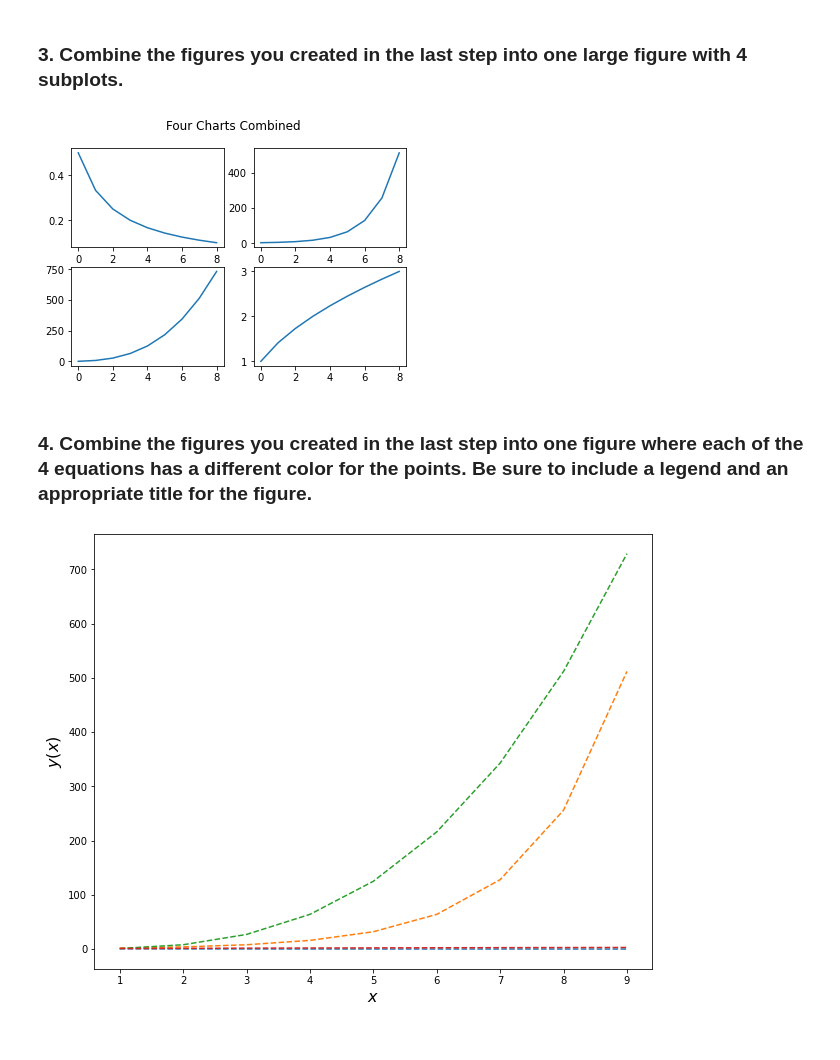
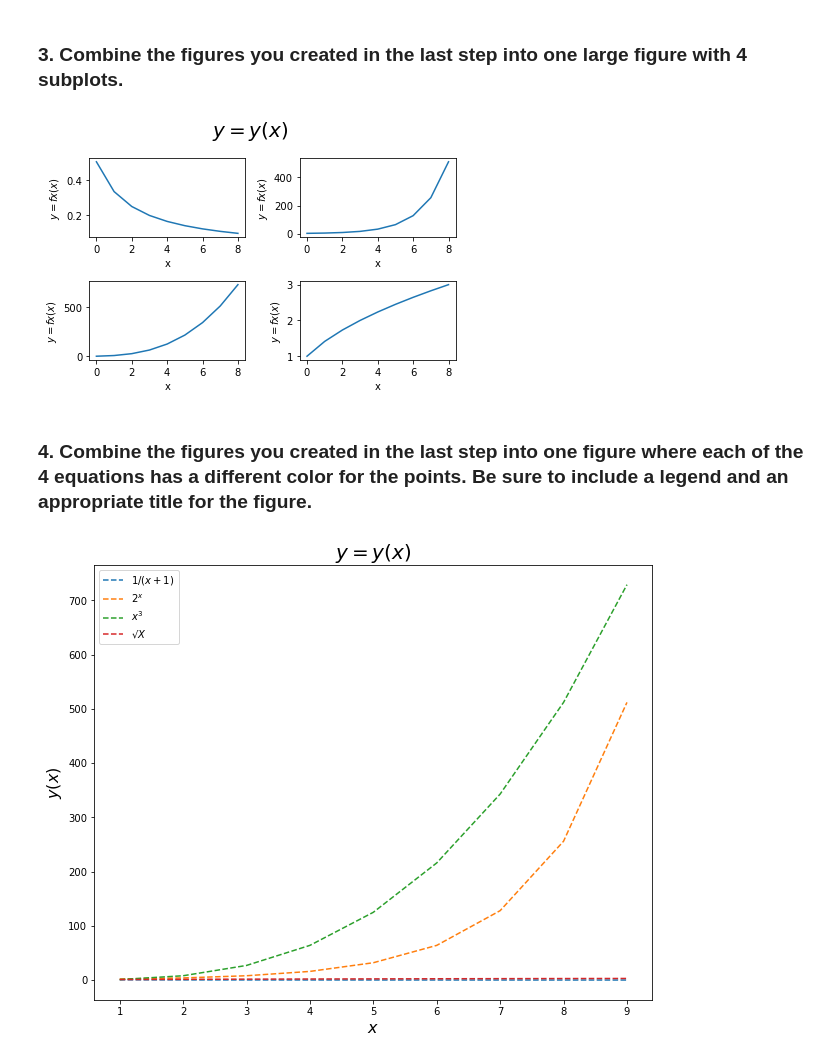
Before and after one commit to justin-m-sullivan/numpy-pandas-visualization-exercises, a Jupyter notebook: matplotlib_exercises.ipynb, the cells around one changed output. Saved outputs shown, nothing was run; the diff lists cells and outputs as text; code cells hidden in the pictures.

```diff
--- a/matplotlib_exercises.ipynb
+++ b/matplotlib_exercises.ipynb
@@ -83,12 +90,16 @@ plt.plot(x,y1)
 ### 3. Combine the figures you created in the last step into one large figure with 4 subplots.
 # %%
 ys = [y1, y2, y3, y4]
-plt.suptitle('Four Charts Combined')
+plt.suptitle('$y = y(x)$', fontsize=20)
+
 for i in range(1,5):
     plt.subplot(2,2,i)
     plt.plot(ys[i-1])
+    plt.tight_layout()
+    plt.xlabel('x')
+    plt.ylabel('$y = fx(x)$')
 # %% [output]
-[figure, old version]
+[figure, new version]
 # %% [markdown]
 ### 4. Combine the figures you created in the last step into one figure where each of the 4 equations has a different color for the points. Be sure to include a legend and an appropriate title for the figure.
 # %%
@@ -97,14 +108,15 @@ plt.figure(figsize = (10,8))
 kwargs = dict(ls = '--')
 x = range(1,10)
 
-plt.plot(x,y1, **kwargs)
-plt.plot(x,y2, **kwargs)
-plt.plot(x,y3, **kwargs)
-plt.plot(x,y4, **kwargs)
+plt.plot(x,y1, **kwargs, label=('$1 / (x + 1)$'))
+plt.plot(x,y2, **kwargs, label=('$2 ^ x$'))
+plt.plot(x,y3, **kwargs, label=('$x^3$'))
+plt.plot(x,y4, **kwargs, label=('$√X$'))
 
 plt.xlabel('$x$', fontsize=16)
 plt.ylabel('$y(x)$', fontsize=16)
-
+plt.title('$y = y(x)$', fontsize=20)
+plt.legend()
 plt.show()
 # %% [output]
-[figure, old version]
+[figure, new version]
```
Also changed, not shown: parts of 5 cells of this notebook.
